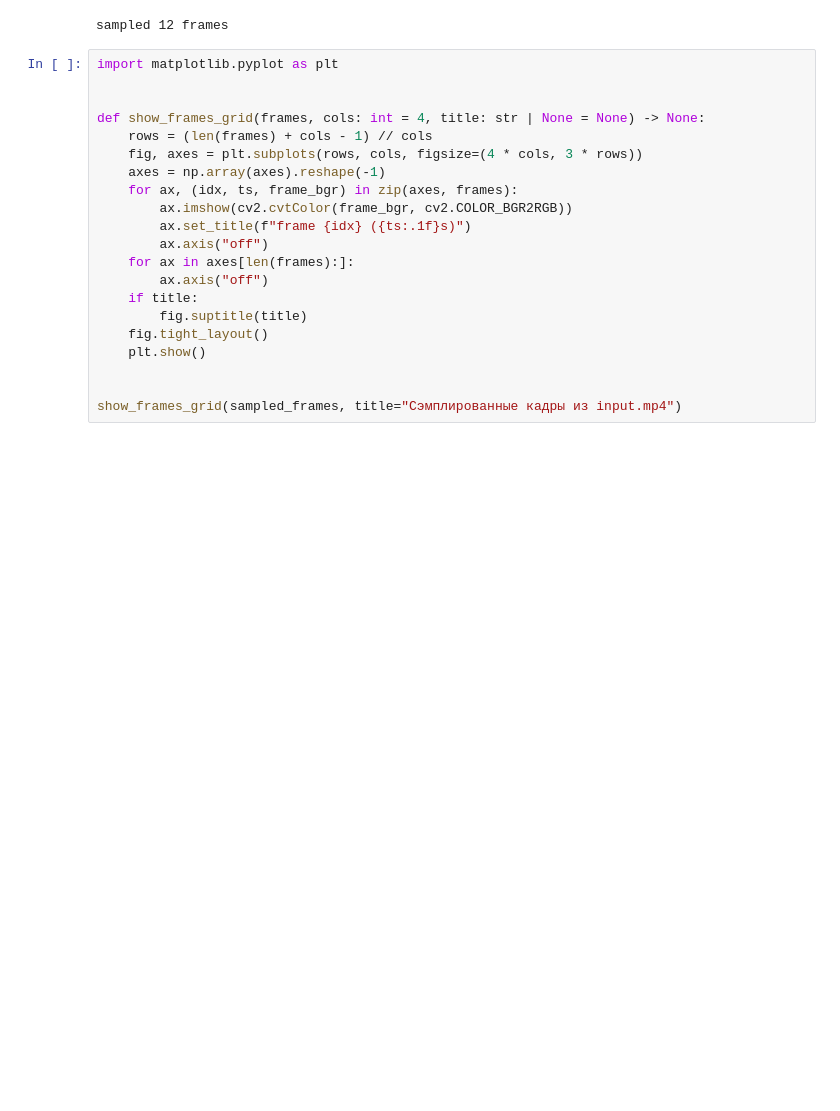
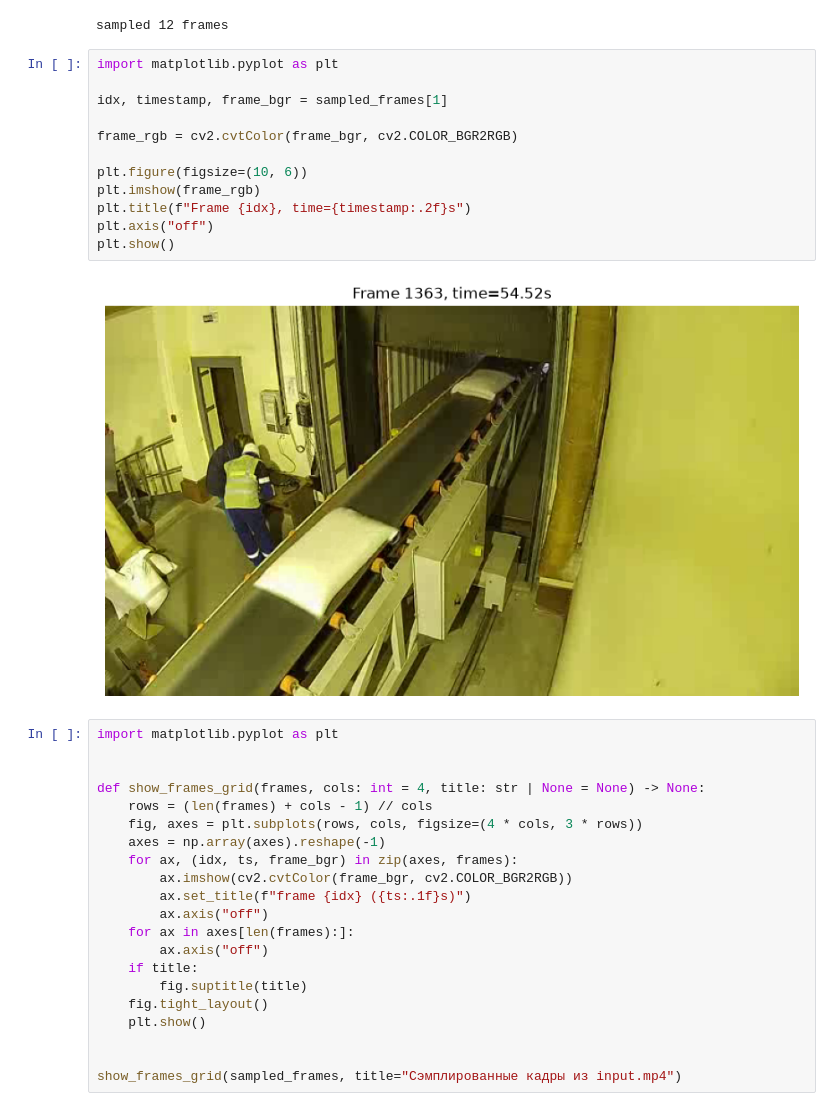
Before and after one commit to Aphelack/bag_counting, a Jupyter notebook: experiments/notebooks/01_sam3_segmentation_test.ipynb, the cells around one changed output. Saved outputs shown, nothing was run; the diff lists cells and outputs as text; blank space fills up the shorter version.

```diff
--- a/experiments/notebooks/01_sam3_segmentation_test.ipynb
+++ b/experiments/notebooks/01_sam3_segmentation_test.ipynb
@@ -66,6 +66,20 @@ sampled_frames = sample_frames(VIDEO_PATH, N_SAMPLE_FRAMES)
 print(f"sampled {len(sampled_frames)} frames")
 # %% [output]
 sampled 12 frames
+# %%
+import matplotlib.pyplot as plt
+
+idx, timestamp, frame_bgr = sampled_frames[1]
+
+frame_rgb = cv2.cvtColor(frame_bgr, cv2.COLOR_BGR2RGB)
+
+plt.figure(figsize=(10, 6))
+plt.imshow(frame_rgb)
+plt.title(f"Frame {idx}, time={timestamp:.2f}s")
+plt.axis("off")
+plt.show()
+# %% [output]
+[figure, added]
 # %%
 import matplotlib.pyplot as plt
 
```
Also changed, not shown: parts of 17 cells of this notebook.
